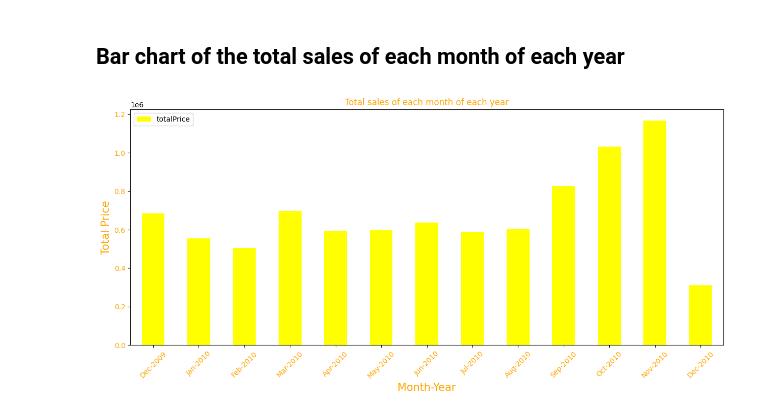
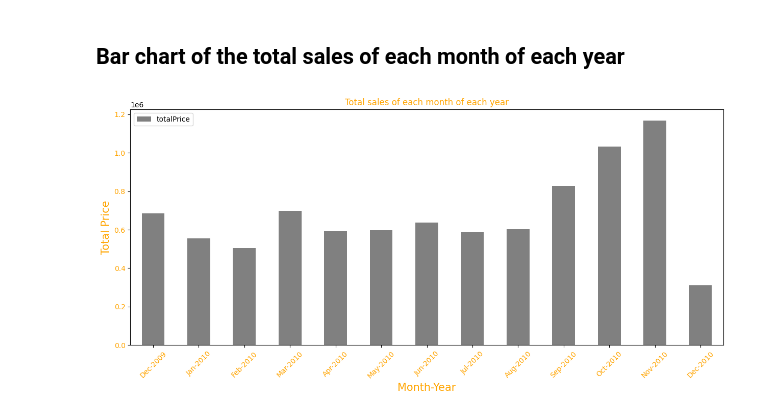
Before and after one commit to Estaheri7/SIB-Sales-Analysis, a Jupyter notebook: src/sales_analysis.ipynb, the cells around one changed output. Saved outputs shown, nothing was run; the diff lists cells and outputs as text; code cells hidden in the pictures.

Commit message:
changed bar plot color from yellow to gray

```diff
--- a/src/sales_analysis.ipynb
+++ b/src/sales_analysis.ipynb
@@ -218,23 +218,23 @@ plt.xticks(rotation=45);
 # %%
 fig, ax = plt.subplots()
 fig.set_size_inches(15, 6)
 ax.set_title("Total sales of each month of each year", color="orange")
 df["Month-Year"] = df["InvoiceDate"].dt.strftime("%b-%Y")
 df["totalPrice"] = df["UnitPrice"] * df["Quantity"]
 
 # Group data by Month-Year and calculate totalPrice for each group
 group_by_month_year = df.groupby("Month-Year")["totalPrice"].sum().reset_index()
 # Sort by datetime
 group_by_month_year["Month-Year"] = pd.to_datetime(group_by_month_year["Month-Year"], format="%b-%Y")
 group_by_month_year = group_by_month_year.sort_values(by="Month-Year")
 # Change column format back.
 group_by_month_year["Month-Year"] = group_by_month_year["Month-Year"].dt.strftime("%b-%Y")
 
 # Create plot
-group_by_month_year.plot(kind="bar", x="Month-Year", y="totalPrice", ax=ax, color="yellow")
+group_by_month_year.plot(kind="bar", x="Month-Year", y="totalPrice", ax=ax, color="gray")
 plt.xlabel("Month-Year", color="orange", size=15)
 plt.ylabel("Total Price", color="orange", size=15)
 plt.xticks(rotation=45, color="orange")
 plt.yticks(color="orange");
 # %% [output]
-[figure, old version]
+[figure, new version]
```
